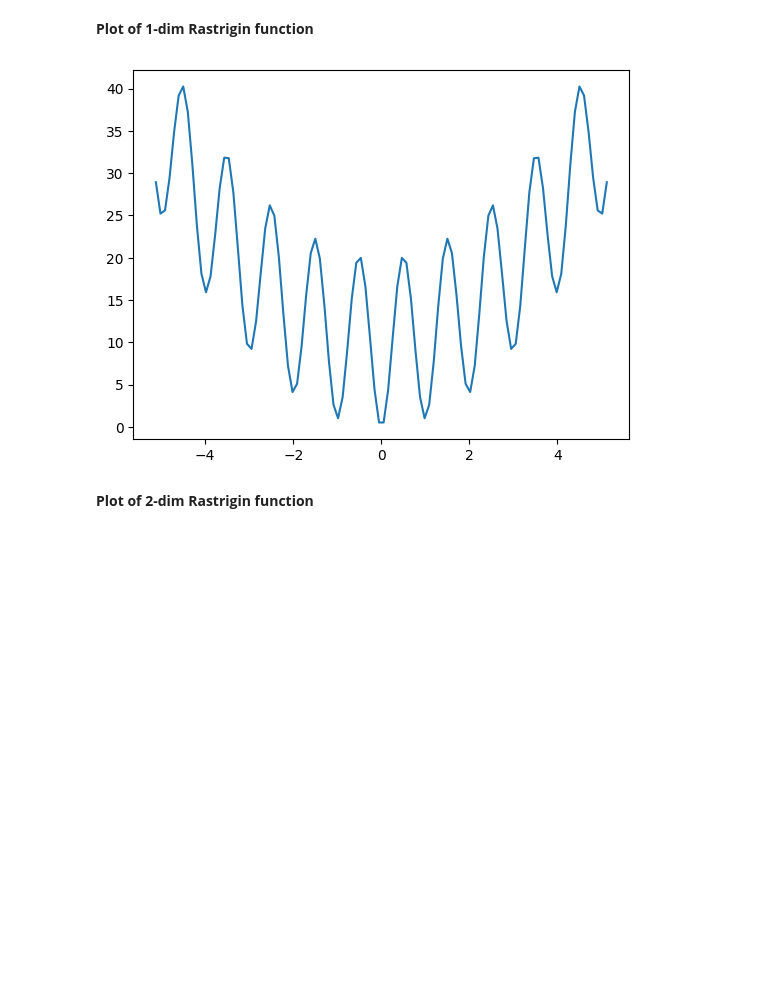
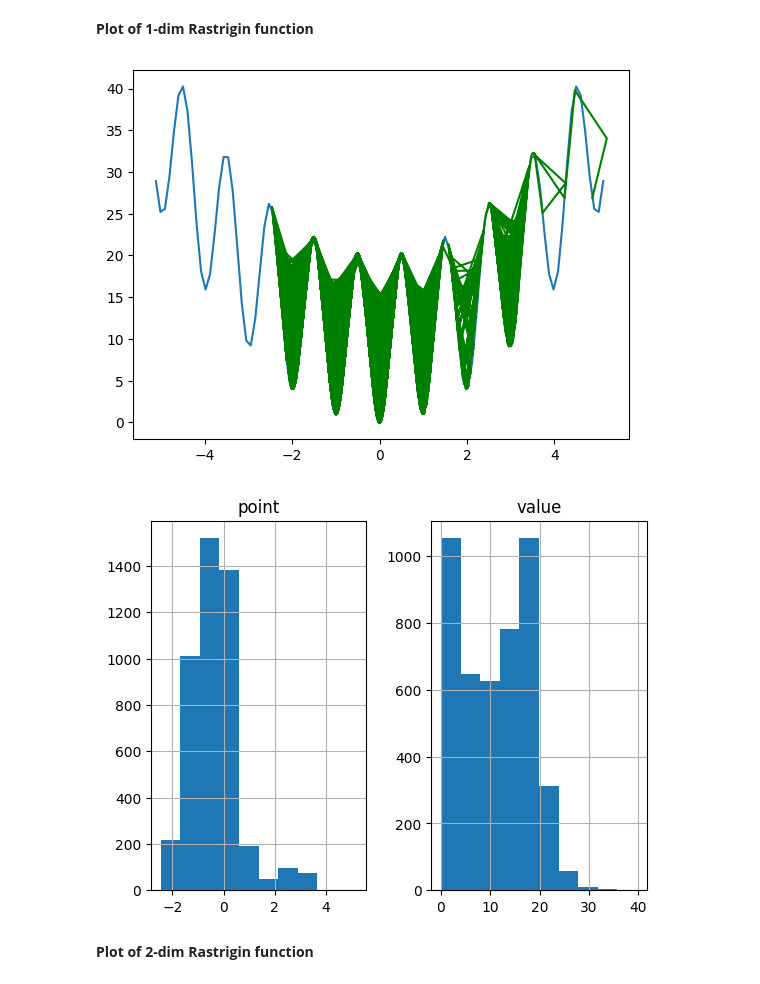
Before and after one commit to JiayeWei521/Landscape_Explorations, a Jupyter notebook: Test_functions.ipynb, the cells around one changed output. Cells and saved outputs as stored; diff of their text form; code cells hidden in the pictures; blank space fills up the shorter version.

```diff
--- a/Test_functions.ipynb
+++ b/Test_functions.ipynb
@@ -8,17 +10,31 @@ from matplotlib.ticker import LinearLocator
 # %%
 def Rastrigin_function_dimension_one(x):
     return 10 + x ** 2 - 10 * np.cos(2 * np.pi * x)
 
 x = np.linspace(-5.12, 5.12, 100)
 y = Rastrigin_function_dimension_one(x)
 
 fig = plt.figure()
 ax2d = plt.axes()
 ax2d.plot(x, y)
 
+df = pd.read_csv("1d_Rastrigin_results.csv",
+                 sep='[:, |_]',
+                 engine='python',
+                 header=0,
+                 usecols=['point', 'value'],
+                 skiprows=5)
+
+plt.plot(df.point, df.value, color='g')
+
+hist = df.hist()
+
+# labels
+# plt.title('Tests results for 1-d Rastrigin function, start from 5.0 with sigma = 0.5')
 plt.show()
 # %% [output]
-[figure, old version]
+[figure, new version]
+[figure, added]
 # %% [markdown]
 **Plot of 2-dim Rastrigin function**
 # %%
```
Also changed, not shown: parts of 6 cells of this notebook, 3 other files.
